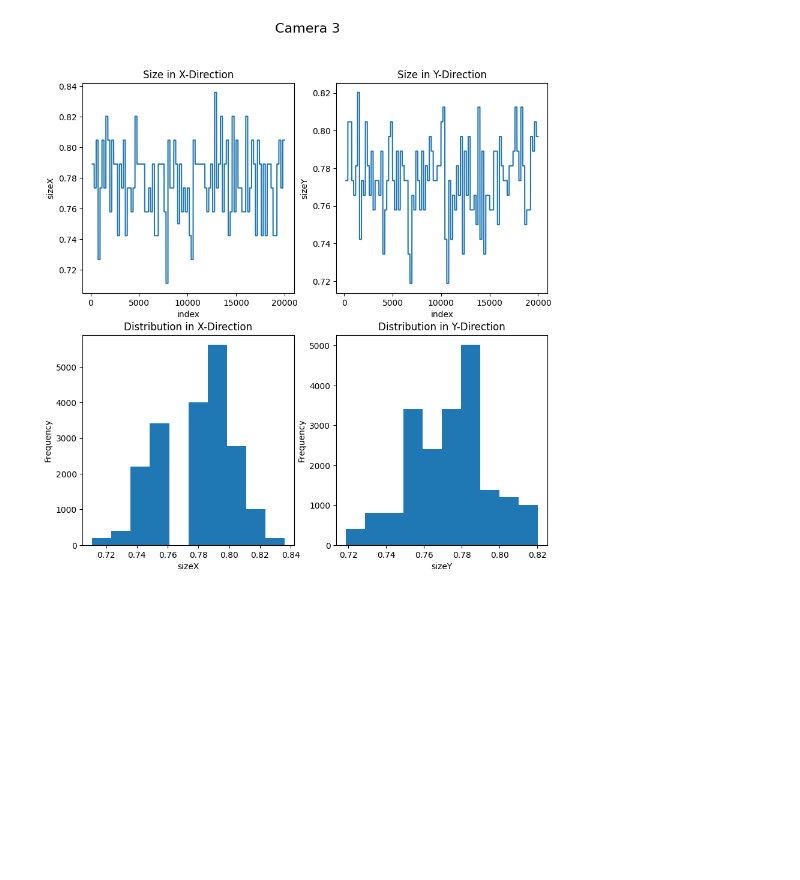
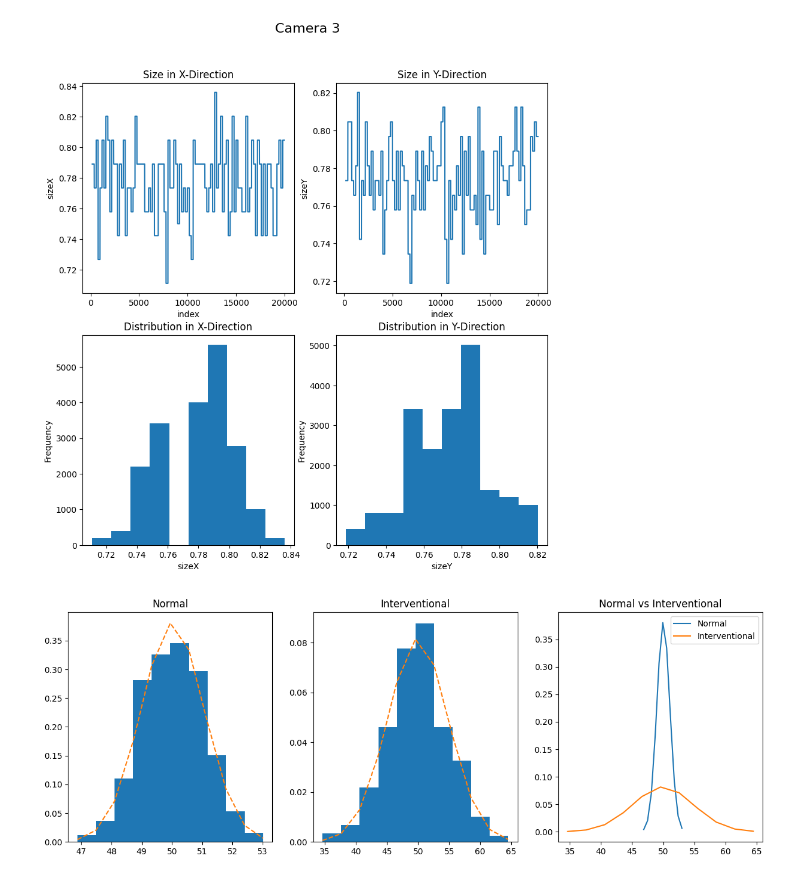
Before and after one commit to brjo0501/Master-Thesis_Code, a Jupyter notebook: Pick_and_Place_v2.ipynb, the cells around one changed output. Cells and saved outputs as stored; diff of their text form; code cells hidden in the pictures; blank space fills up the shorter version.

```diff
--- a/Pick_and_Place_v2.ipynb
+++ b/Pick_and_Place_v2.ipynb
@@ -231,3 +233,40 @@ axs[1, 1].set_ylabel('Frequency')
 # %% [output]
 Text(0, 0.5, 'Frequency')
 [figure]
+# %%
+import time
+import numpy as np
+import pandas as pd
+import matplotlib.pyplot as plt
+np.random.seed(int((time.time())))
+U1 = np.random.uniform(size = 400)
+U2 = np.random.uniform(size = 400)
+R = np.sqrt(-2 * np.log(U1))
+Theta = 2 * np.pi * U2
+X = R * np.cos(Theta)*1 + 50
+Y = R * np.sin(Theta)*5 + 50
+varX = np.var(X)
+varY = np.var(Y)
+avX = np.average(X)
+avY = np.average(Y)
+fig,(ax1,ax2,ax3) = plt.subplots(1,3,figsize = (15,5))
+nX, binsX, patchesX= ax1.hist(X, density = True)
+ax1.set_title("Normal")
+
+fitX = ((1 / (np.sqrt(2 * np.pi) * np.sqrt(varX))) *np.exp(-0.5 * (1 / np.sqrt(varX) * (binsX - avX))**2))
+ax1.plot(binsX, fitX, '--')
+
+nY, binsY, patchesY = ax2.hist(Y, density = True)
+ax2.set_title("Interventional")
+fitY = ((1 / (np.sqrt(2 * np.pi) * np.sqrt(varY))) *np.exp(-0.5 * (1 / np.sqrt(varY) * (binsY - avY))**2))
+ax2.plot(binsY, fitY, '--')
+
+ax3.set_title("Normal vs Interventional")
+ax3.plot(binsX, fitX, '-', label='Normal')
+ax3.plot(binsY, fitY, '-', label = 'Interventional')
+ax3.legend(loc='upper right')
+
+plt.legend()
+plt.show()
+# %% [output]
+[figure, added]
```
Also changed, not shown: parts of 4 cells of this notebook, 2 other files.
